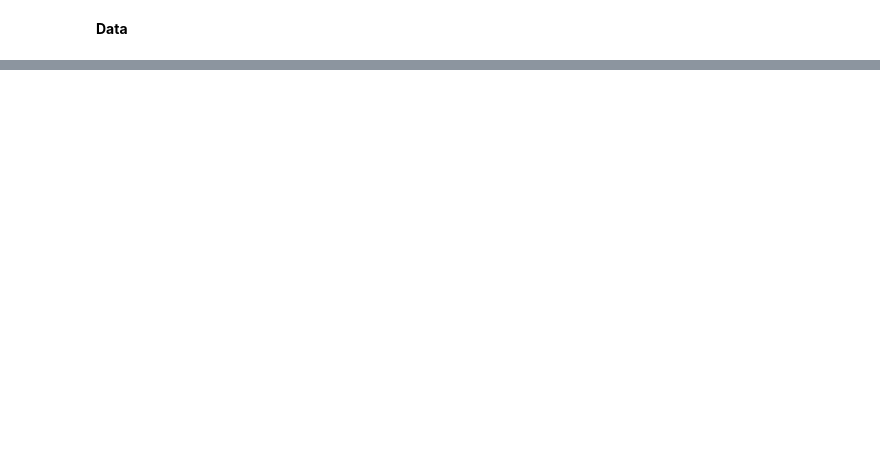
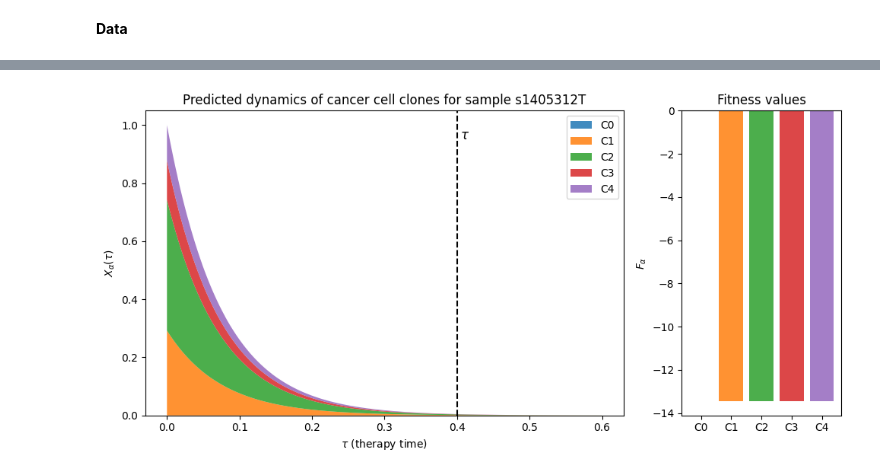
Before and after one commit to LukszaLab/CFITworkshop, a Jupyter notebook: Immunoediting.ipynb, the cells around one changed output, grey strips where cells are left out. Cells and saved outputs as stored; diff of their text form; code cells hidden in the pictures; blank space fills up the shorter version.

```diff
--- a/Immunoediting.ipynb
+++ b/Immunoediting.ipynb
@@ -302,0 +189,6 @@ Find a good STS and LTS example, where DG explains more and where immune is need
+# %%
+lts_patient = lts_patients[13] # 13, 18 - strong clonal neoantigen, 19 - 2 subclonal neoantigens, 20 - dominant subclone with driver genes also has a neoantigen
+plottree = PlotTreeAll(lts_patient, drivers=["TP53","KRAS","CDKN2A", "SMAD4"], tid=0, save_html=False, show=True)
+df=pd.DataFrame([["C"+str(node.id), node.Y,node.fitness] for node in anl.samples[lts_patient.name].trees[0].nodes.values()],columns=["Clone","X0","F"])
+plot_response(df, 0.4, lts_patient.name)
+# %% [output]
@@ -302,0 +196 @@ Find a good STS and LTS example, where DG explains more and where immune is need
+[figure, added]
```
Also changed, not shown: parts of 53 cells of this notebook.
